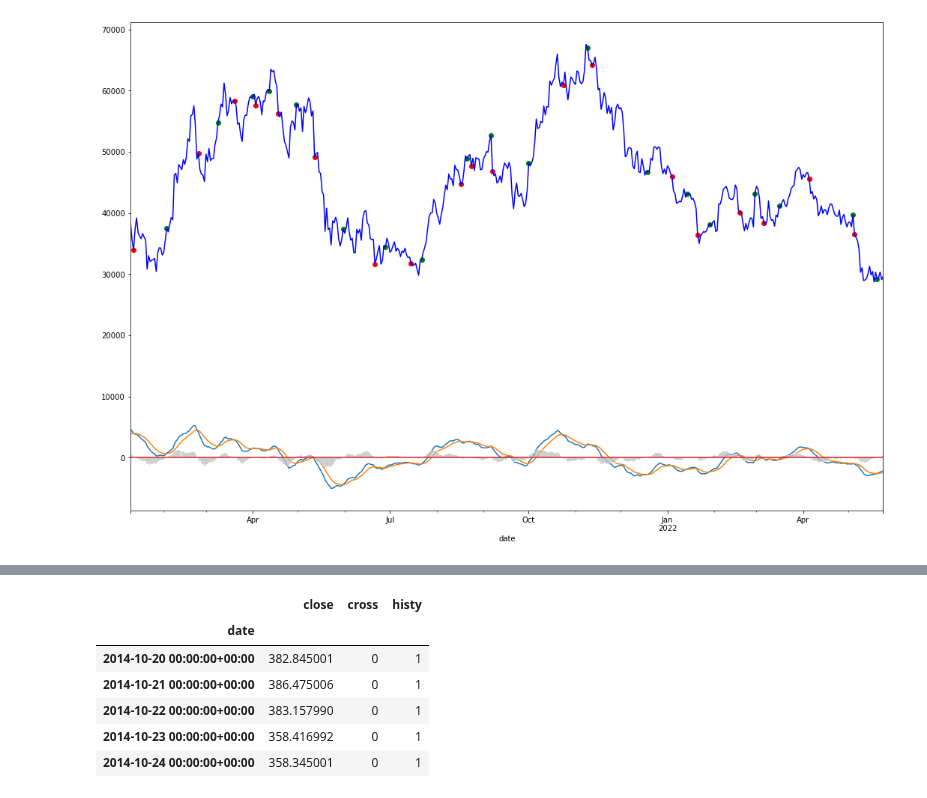
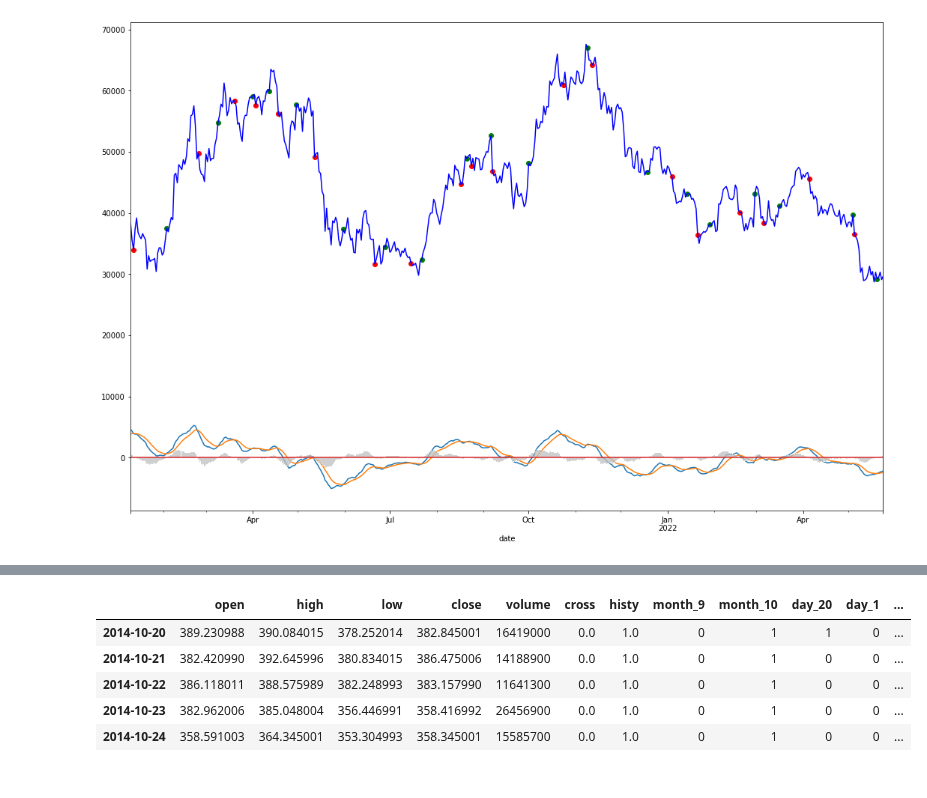
Before and after one commit to FinancialForecasters/financial_forecaster, a Jupyter notebook: hinzle.ipynb, the cells around one changed output, grey strips where cells are left out. Drawn from its saved outputs; the diff is of its cells as text; code cells hidden in the pictures.

```diff
--- a/hinzle.ipynb
+++ b/hinzle.ipynb
@@ -203,3 +208,5 @@ plt.show()
 #wip
 # %% [output]
 [figure]
+# %%
+df = wrangle.wrangle_df()
@@ -206,10 +274,11 @@ plt.show()
+# %%
+X = StandardScaler().fit_transform(df)
 # %%
-macker.head()
+X.head()
 # %% [output]
-|  | close | cross | histy |
-| date |  |  |  |
-| 2014-10-20 00:00:00+00:00 | 382.845001 | 0 | 1 |
-| 2014-10-21 00:00:00+00:00 | 386.475006 | 0 | 1 |
-| 2014-10-22 00:00:00+00:00 | 383.157990 | 0 | 1 |
-| 2014-10-23 00:00:00+00:00 | 358.416992 | 0 | 1 |
-| 2014-10-24 00:00:00+00:00 | 358.345001 | 0 | 1 |
+|  | open | high | low | close | volume | cross | histy | month_9 | month_10 | day_20 | day_1 | ... |
+| 2014-10-20 | 389.230988 | 390.084015 | 378.252014 | 382.845001 | 16419000 | 0.0 | 1.0 | 0 | 1 | 1 | 0 | ... |
+| 2014-10-21 | 382.420990 | 392.645996 | 380.834015 | 386.475006 | 14188900 | 0.0 | 1.0 | 0 | 1 | 0 | 0 | ... |
+| 2014-10-22 | 386.118011 | 388.575989 | 382.248993 | 383.157990 | 11641300 | 0.0 | 1.0 | 0 | 1 | 0 | 0 | ... |
+| 2014-10-23 | 382.962006 | 385.048004 | 356.446991 | 358.416992 | 26456900 | 0.0 | 1.0 | 0 | 1 | 0 | 0 | ... |
+| 2014-10-24 | 358.591003 | 364.345001 | 353.304993 | 358.345001 | 15585700 | 0.0 | 1.0 | 0 | 1 | 0 | 0 | ... |
```
Also changed, not shown: parts of 11 cells of this notebook, 1 other file.
